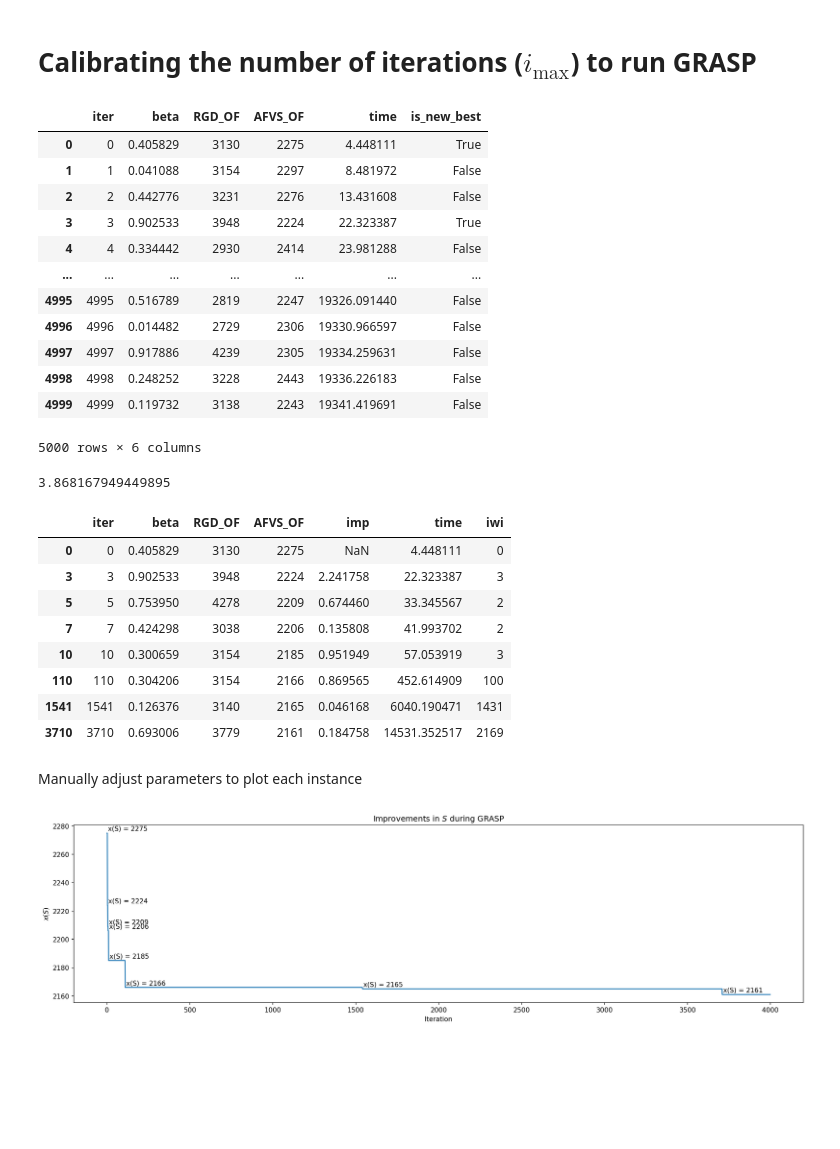
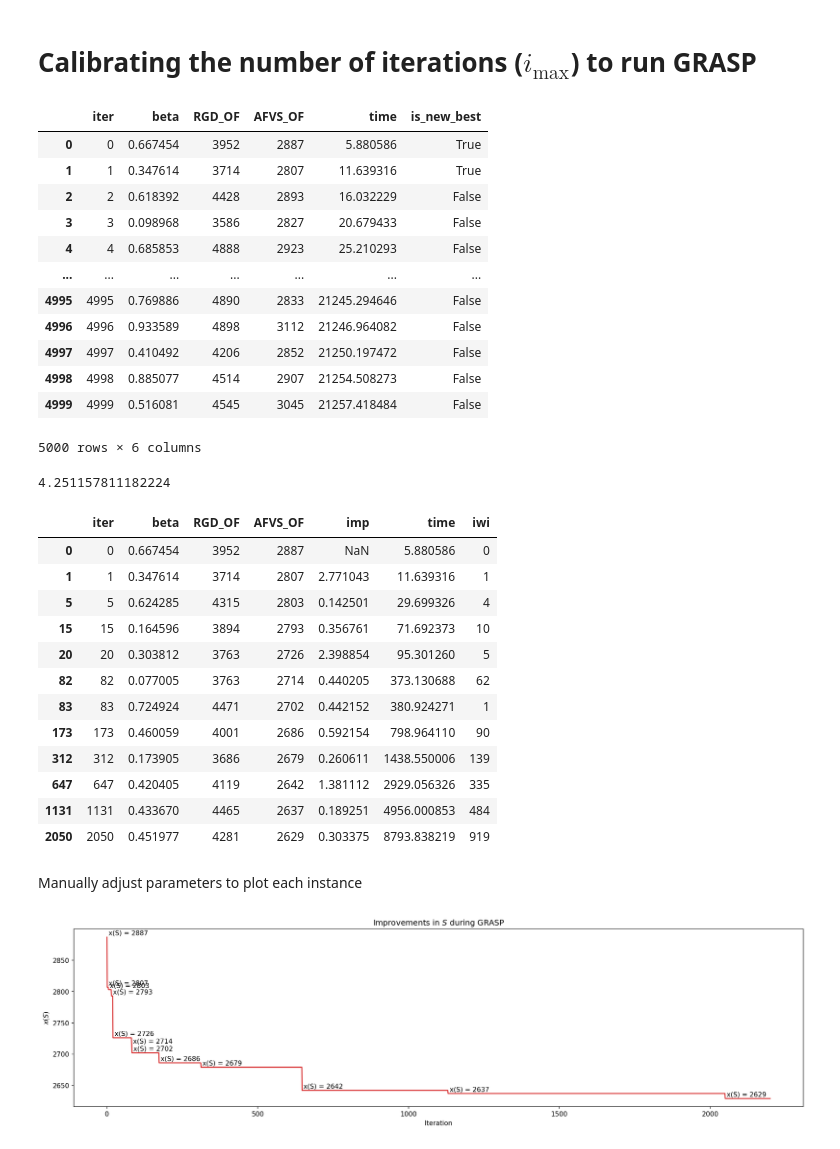
Before and after one commit to netotz/alpha-neighbor-p-center-problem, a Jupyter notebook: anpcp/igrasp_iters.ipynb, the cells around one changed output. Cells and saved outputs as stored; diff of their text form; code cells hidden in the pictures; blank space fills up the shorter version.

Commit message:
feat(grasp): add output of iters results

```diff
--- a/anpcp/igrasp_iters.ipynb
+++ b/anpcp/igrasp_iters.ipynb
@@ -18,28 +18,28 @@ names = [
     "anpcp_882_441_0_p44_a2",  # 8
     "anpcp_882_441_0_p44_a3",
 ]
-name = names[8]
+name = names[9]
 
 iters = read_results(name)
 iters
 # %% [output]
 |  | iter | beta | RGD_OF | AFVS_OF | time | is_new_best |
-| 0 | 0 | 0.405829 | 3130 | 2275 | 4.448111 | True |
-| 1 | 1 | 0.041088 | 3154 | 2297 | 8.481972 | False |
-| 2 | 2 | 0.442776 | 3231 | 2276 | 13.431608 | False |
-| 3 | 3 | 0.902533 | 3948 | 2224 | 22.323387 | True |
-| 4 | 4 | 0.334442 | 2930 | 2414 | 23.981288 | False |
+| 0 | 0 | 0.667454 | 3952 | 2887 | 5.880586 | True |
+| 1 | 1 | 0.347614 | 3714 | 2807 | 11.639316 | True |
+| 2 | 2 | 0.618392 | 4428 | 2893 | 16.032229 | False |
+| 3 | 3 | 0.098968 | 3586 | 2827 | 20.679433 | False |
+| 4 | 4 | 0.685853 | 4888 | 2923 | 25.210293 | False |
 | ... | ... | ... | ... | ... | ... | ... |
-| 4995 | 4995 | 0.516789 | 2819 | 2247 | 19326.091440 | False |
-| 4996 | 4996 | 0.014482 | 2729 | 2306 | 19330.966597 | False |
-| 4997 | 4997 | 0.917886 | 4239 | 2305 | 19334.259631 | False |
-| 4998 | 4998 | 0.248252 | 3228 | 2443 | 19336.226183 | False |
-| 4999 | 4999 | 0.119732 | 3138 | 2243 | 19341.419691 | False |
+| 4995 | 4995 | 0.769886 | 4890 | 2833 | 21245.294646 | False |
+| 4996 | 4996 | 0.933589 | 4898 | 3112 | 21246.964082 | False |
+| 4997 | 4997 | 0.410492 | 4206 | 2852 | 21250.197472 | False |
+| 4998 | 4998 | 0.885077 | 4514 | 2907 | 21254.508273 | False |
+| 4999 | 4999 | 0.516081 | 4545 | 3045 | 21257.418484 | False |
 5000 rows × 6 columns
 # %%
 iters["time"].diff().mean()
 # %% [output]
-3.868167949449895
+4.251157811182224
 # %%
 def get_improvs(iters_df: pd.DataFrame):
     improvs = iters_df[iters_df["is_new_best"] == True].drop("is_new_best", axis=1)
@@ -59,14 +59,18 @@ improvs = get_improvs(iters)
 improvs
 # %% [output]
 |  | iter | beta | RGD_OF | AFVS_OF | imp | time | iwi |
-| 0 | 0 | 0.405829 | 3130 | 2275 | NaN | 4.448111 | 0 |
-| 3 | 3 | 0.902533 | 3948 | 2224 | 2.241758 | 22.323387 | 3 |
-| 5 | 5 | 0.753950 | 4278 | 2209 | 0.674460 | 33.345567 | 2 |
-| 7 | 7 | 0.424298 | 3038 | 2206 | 0.135808 | 41.993702 | 2 |
-| 10 | 10 | 0.300659 | 3154 | 2185 | 0.951949 | 57.053919 | 3 |
-| 110 | 110 | 0.304206 | 3154 | 2166 | 0.869565 | 452.614909 | 100 |
-| 1541 | 1541 | 0.126376 | 3140 | 2165 | 0.046168 | 6040.190471 | 1431 |
-| 3710 | 3710 | 0.693006 | 3779 | 2161 | 0.184758 | 14531.352517 | 2169 |
+| 0 | 0 | 0.667454 | 3952 | 2887 | NaN | 5.880586 | 0 |
+| 1 | 1 | 0.347614 | 3714 | 2807 | 2.771043 | 11.639316 | 1 |
+| 5 | 5 | 0.624285 | 4315 | 2803 | 0.142501 | 29.699326 | 4 |
+| 15 | 15 | 0.164596 | 3894 | 2793 | 0.356761 | 71.692373 | 10 |
+| 20 | 20 | 0.303812 | 3763 | 2726 | 2.398854 | 95.301260 | 5 |
+| 82 | 82 | 0.077005 | 3763 | 2714 | 0.440205 | 373.130688 | 62 |
+| 83 | 83 | 0.724924 | 4471 | 2702 | 0.442152 | 380.924271 | 1 |
+| 173 | 173 | 0.460059 | 4001 | 2686 | 0.592154 | 798.964110 | 90 |
+| 312 | 312 | 0.173905 | 3686 | 2679 | 0.260611 | 1438.550006 | 139 |
+| 647 | 647 | 0.420405 | 4119 | 2642 | 1.381112 | 2929.056326 | 335 |
+| 1131 | 1131 | 0.433670 | 4465 | 2637 | 0.189251 | 4956.000853 | 484 |
+| 2050 | 2050 | 0.451977 | 4281 | 2629 | 0.303375 | 8793.838219 | 919 |
 # %%
 from utils import format_latex_table
 
@@ -114,9 +118,9 @@ def plot_improvs(
 Manually adjust parameters to plot each instance
 # %%
 plot_improvs(
-    iters, 4000, 6, 1.5,
+    iters, 2200, 5, 3,
     "tab:blue" if name.endswith("2") else "tab:red",
     f"{DIRPATH}\\iters_plot_{name}.png" if save else ""
 )
 # %% [output]
-[figure, old version]
+[figure, new version]
```
Also changed, not shown: 2 other files.
